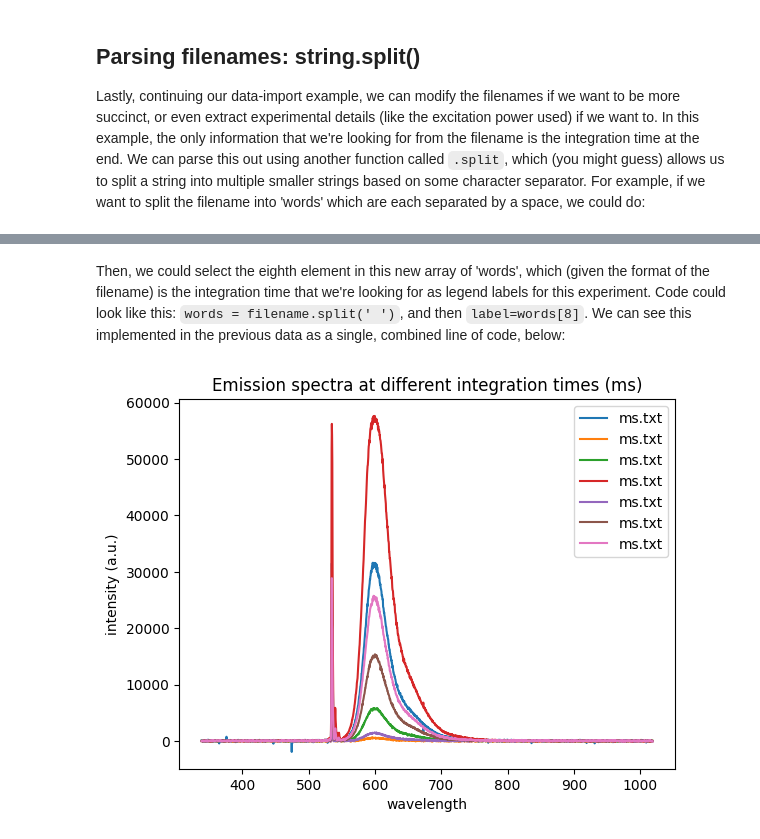
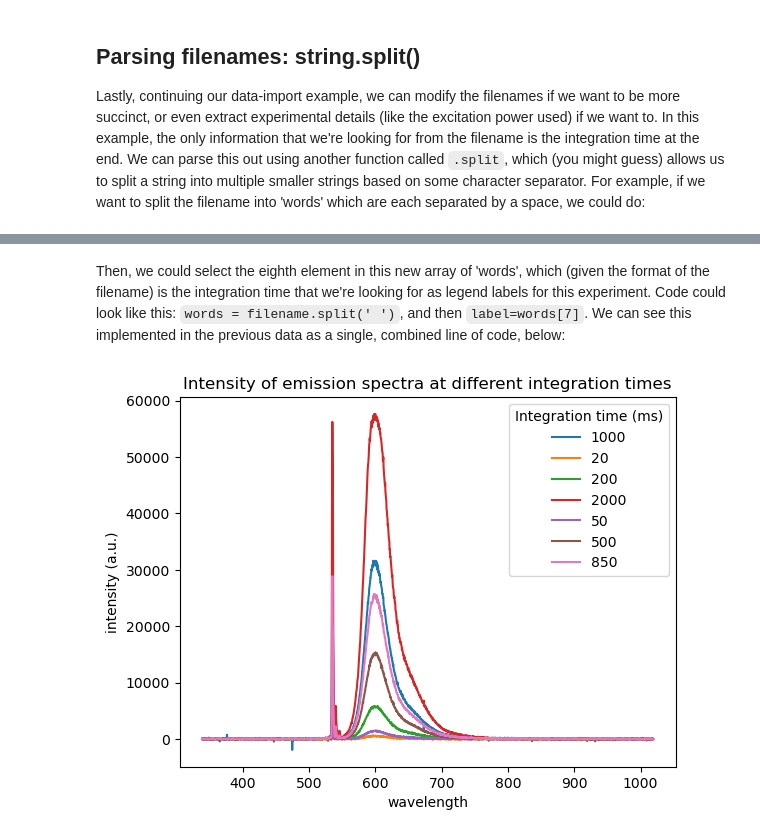
Before and after one commit to Rees9/Py4PhysChem, a Jupyter notebook: ImportingData.ipynb, the cells around one changed output, grey strips where cells are left out. Cells and saved outputs as stored; diff of their text form; code cells hidden in the pictures.

Commit message:
fixed filename.split and added legend title at end

```diff
--- a/ImportingData.ipynb
+++ b/ImportingData.ipynb
@@ -217,24 +216,27 @@ R101 532 ex 3.41 mW Integration 550CGLP 850 ms.txt
 # %% [markdown]
-Then, we could select the eighth element in this new array of 'words', which (given the format of the filename) is the integration time that we're looking for as legend labels for this experiment. Code could look like this: `words = filename.split(' ')`, and then `label=words[8]`. We can see this implemented in the previous data as a single, combined line of code, below:
+Then, we could select the eighth element in this new array of 'words', which (given the format of the filename) is the integration time that we're looking for as legend labels for this experiment. Code could look like this: `words = filename.split(' ')`, and then `label=words[7]`. We can see this implemented in the previous data as a single, combined line of code, below:
 # %%
 # import packages
 import numpy as np
 import matplotlib.pyplot as plt
 %matplotlib inline
 import os
 
 for filename in os.listdir('data/em_vs_laser/'): #os.listdir() will return each file in a folder.
     wavelength, intensity = np.genfromtxt(f'data/em_vs_laser/{filename}',skip_header=14,delimiter='',unpack=True) # import the data from that file
     # check if filename has the word Integration in it
     if 'Integration' in filename:
-        label = filename.split(' ')[8] # Extract the integration time from the filename using the tools discussed above
+        label = filename.split(' ')[7] # Extract the integration time from the filename using the tools discussed above
         plt.plot(wavelength,intensity,label=label) # plot the intensity
-    # we don't define an else statement, so if the filename does not have the word Integration in it, nothing will happen.
+    # we don't define an else statement, so if the filename does not have the word Integration in it, nothing will happen.# add labels and legend
 
-# add labels and legend
+# create plot labels
 plt.xlabel('wavelength')
 plt.ylabel('intensity (a.u.)')
-plt.legend()
-plt.title('Emission spectra at different integration times (ms)');
+plt.title('Intensity of emission spectra at different integration times')
+
+# create legend and set title
+legend=plt.legend()
+legend.set_title('Integration time (ms)');
 # %% [output]
-[figure, old version]
+[figure, new version]
```
Also changed, not shown: parts of 1 cell of this notebook.
